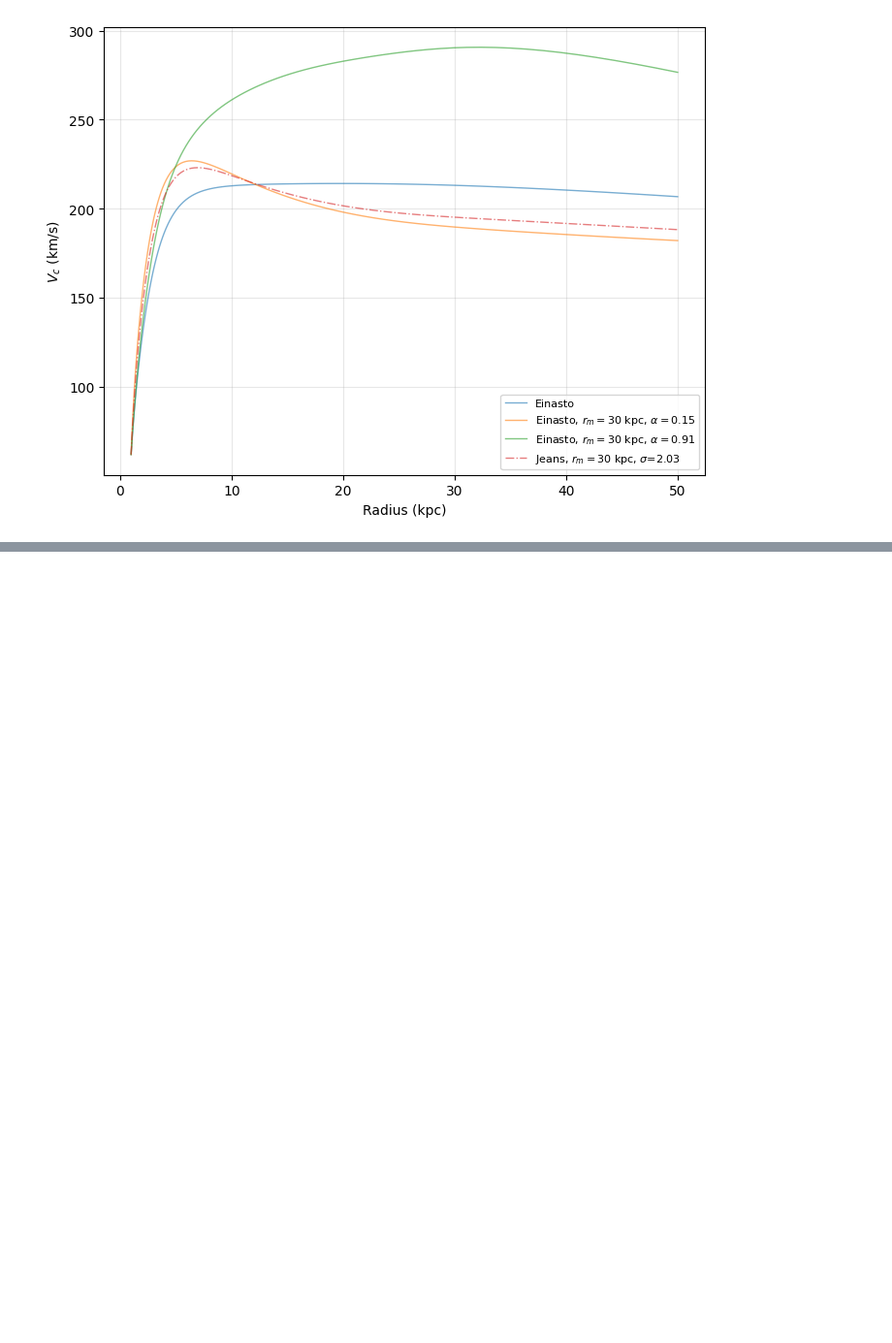
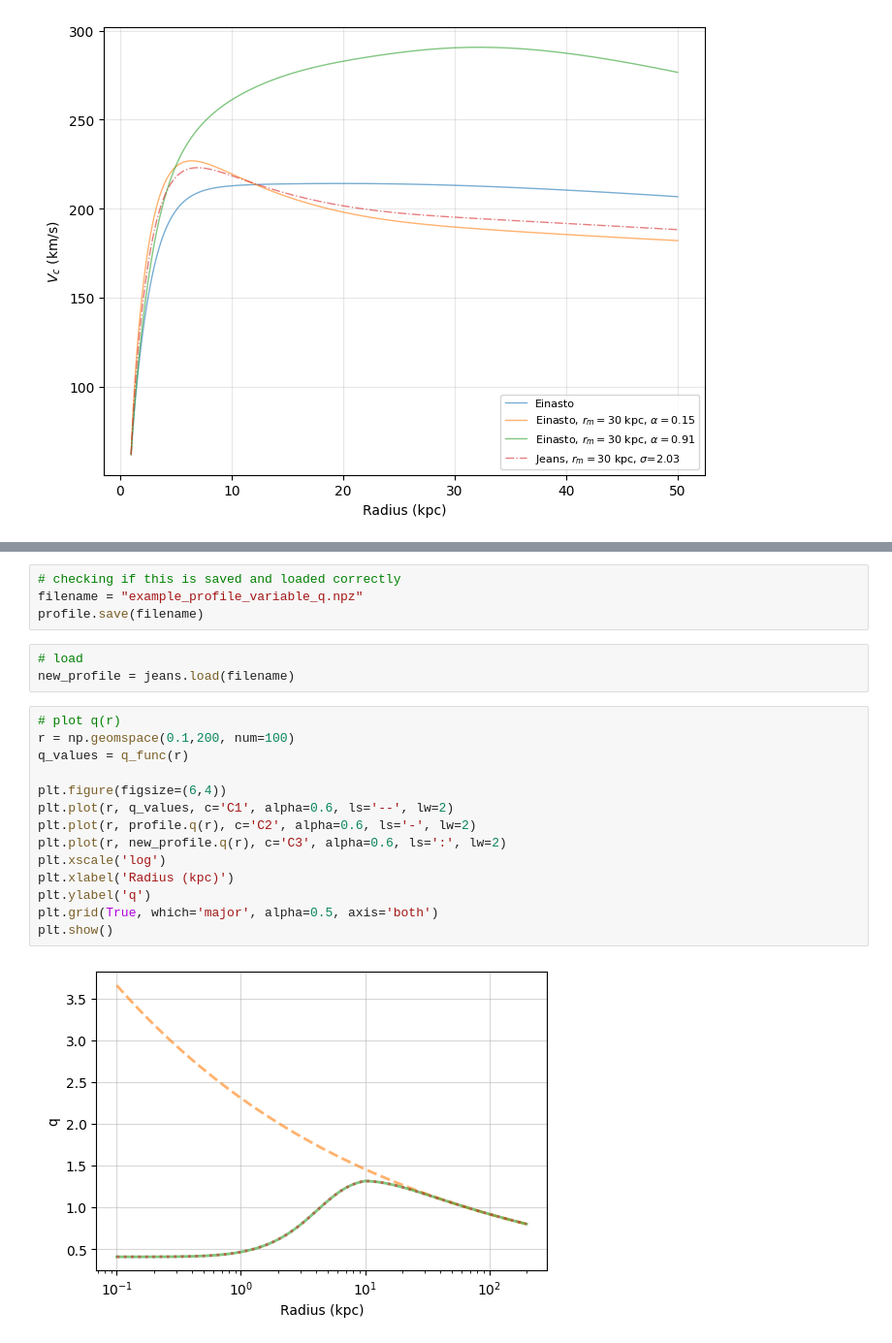
Before and after one commit to AdamSmithOrlik/nonspherical-sidm-jeans-model, a Jupyter notebook: examples/dev.ipynb, the cells around one changed output, grey strips where cells are left out. Shown: that part at 97% size. Drawn from its saved outputs; the diff is of its cells as text; blank space fills up the shorter version.

```diff
--- a/examples/dev.ipynb
+++ b/examples/dev.ipynb
@@ -337,0 +388,23 @@ plt.show()
+# %%
+# checking if this is saved and loaded correctly
+filename = "example_profile_variable_q.npz"
+profile.save(filename)
+# %%
+# load
+new_profile = jeans.load(filename)
+# %%
+# plot q(r)
+r = np.geomspace(0.1,200, num=100)
+q_values = q_func(r)
+
+plt.figure(figsize=(6,4))
+plt.plot(r, q_values, c='C1', alpha=0.6, ls='--', lw=2)
+plt.plot(r, profile.q(r), c='C2', alpha=0.6, ls='-', lw=2)
+plt.plot(r, new_profile.q(r), c='C3', alpha=0.6, ls=':', lw=2)
+plt.xscale('log')
+plt.xlabel('Radius (kpc)')
+plt.ylabel('q')
+plt.grid(True, which='major', alpha=0.5, axis='both')
+plt.show()
+# %% [output]
+[figure, added]
```
Also changed, not shown: parts of 6 cells of this notebook, 11 other files.
